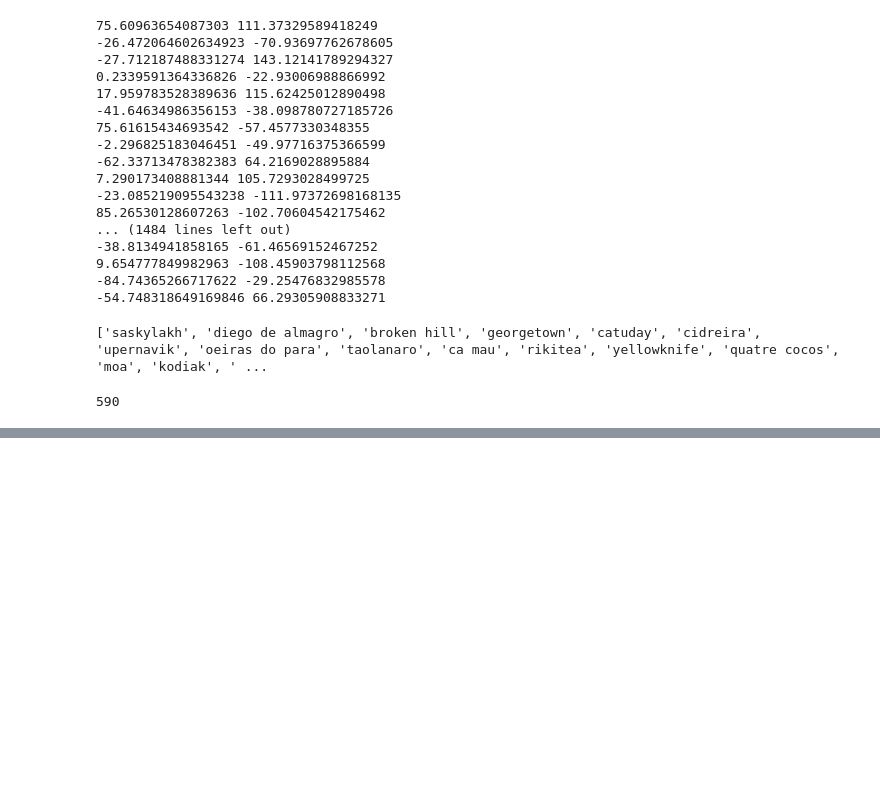
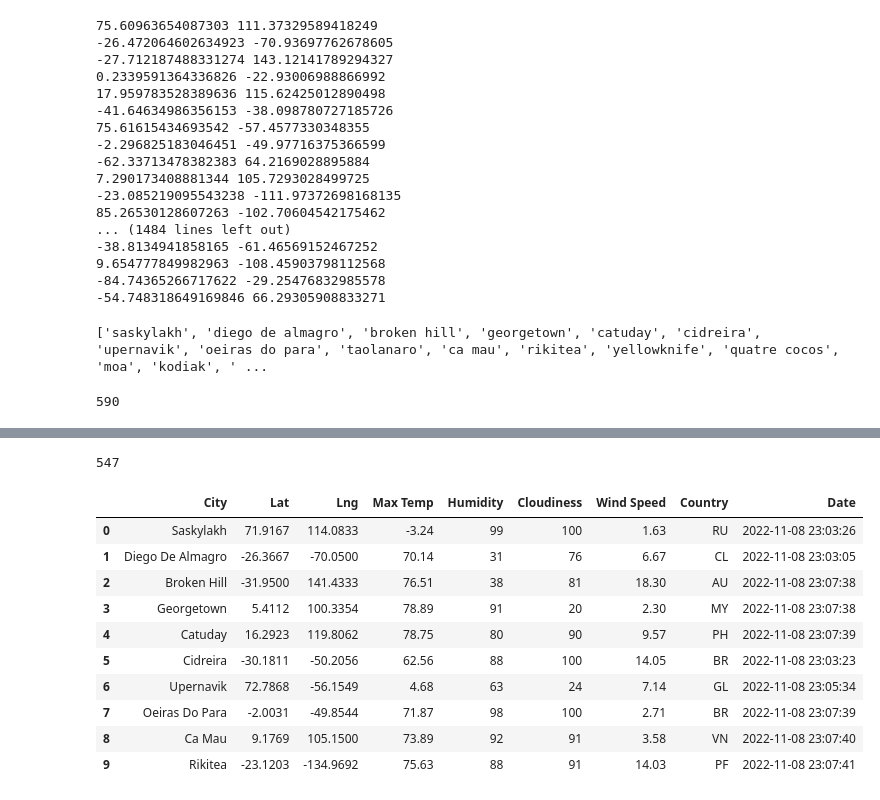
Before and after one commit to fabeza/World_Weather_Analysis, a Jupyter notebook: WeatherPy.ipynb, the cells around one changed output, grey strips where cells are left out. Saved outputs shown, nothing was run; the diff lists cells and outputs as text; code cells hidden in the pictures; blank space fills up the shorter version.

```diff
--- a/WeatherPy.ipynb
+++ b/WeatherPy.ipynb
@@ -58,0 +146,20 @@ len(cities)
+# %%
+len(city_data)
+# %% [output]
+547
+# %%
+# Convert the array of dictionaries to a Pandas DataFrame.
+city_data_df = pd.DataFrame(city_data)
+city_data_df.head(10)
+# %% [output]
+|  | City | Lat | Lng | Max Temp | Humidity | Cloudiness | Wind Speed | Country | Date |
+| 0 | Saskylakh | 71.9167 | 114.0833 | -3.24 | 99 | 100 | 1.63 | RU | 2022-11-08 23:03:26 |
+| 1 | Diego De Almagro | -26.3667 | -70.0500 | 70.14 | 31 | 76 | 6.67 | CL | 2022-11-08 23:03:05 |
+| 2 | Broken Hill | -31.9500 | 141.4333 | 76.51 | 38 | 81 | 18.30 | AU | 2022-11-08 23:07:38 |
+| 3 | Georgetown | 5.4112 | 100.3354 | 78.89 | 91 | 20 | 2.30 | MY | 2022-11-08 23:07:38 |
+| 4 | Catuday | 16.2923 | 119.8062 | 78.75 | 80 | 90 | 9.57 | PH | 2022-11-08 23:07:39 |
+| 5 | Cidreira | -30.1811 | -50.2056 | 62.56 | 88 | 100 | 14.05 | BR | 2022-11-08 23:03:23 |
+| 6 | Upernavik | 72.7868 | -56.1549 | 4.68 | 63 | 24 | 7.14 | GL | 2022-11-08 23:05:34 |
+| 7 | Oeiras Do Para | -2.0031 | -49.8544 | 71.87 | 98 | 100 | 2.71 | BR | 2022-11-08 23:07:39 |
+| 8 | Ca Mau | 9.1769 | 105.1500 | 73.89 | 92 | 91 | 3.58 | VN | 2022-11-08 23:07:40 |
+| 9 | Rikitea | -23.1203 | -134.9692 | 75.63 | 88 | 91 | 14.03 | PF | 2022-11-08 23:07:41 |
```
Also changed, not shown: parts of 3 cells of this notebook, 3 other files.
